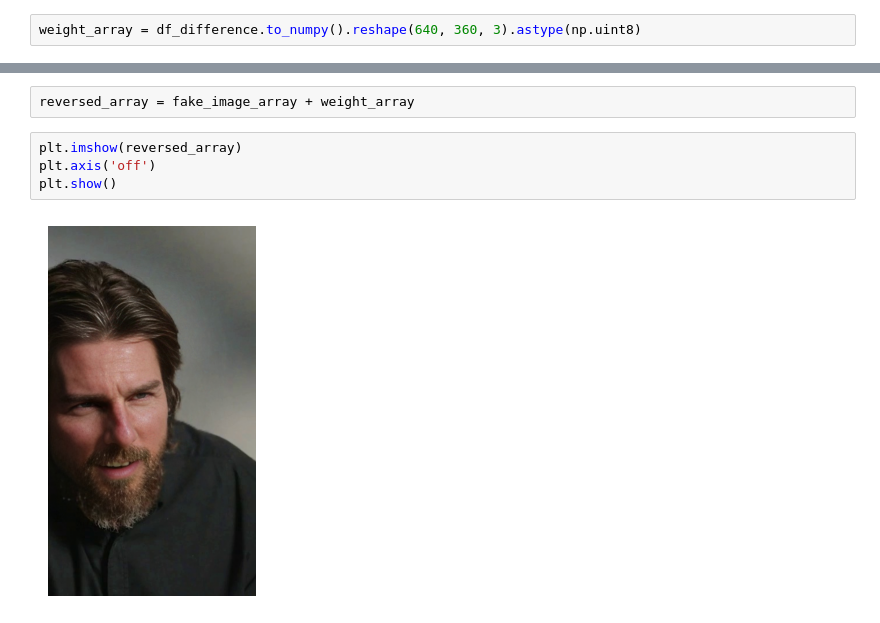
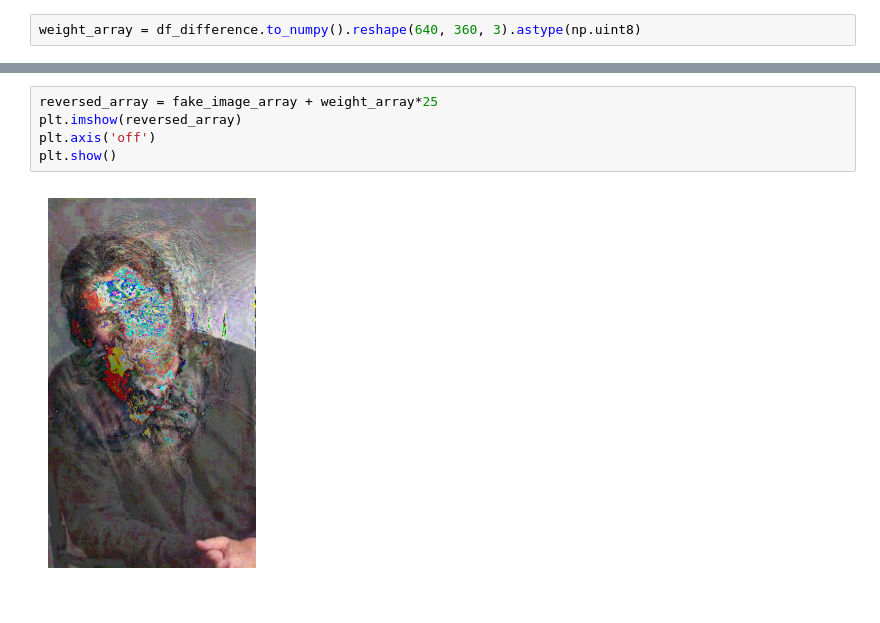
Before and after one commit to bryaanabraham/Deep-Fake-AI, a Jupyter notebook: Weights_deduction.ipynb, the cells around one changed output, grey strips where cells are left out. Saved outputs shown, nothing was run; the diff lists cells and outputs as text.

Commit message:
Weight Matrix created for single frames

```diff
--- a/Weights_deduction.ipynb
+++ b/Weights_deduction.ipynb
@@ -70,8 +148,7 @@ plt.show()
-# %%
-reversed_array = fake_image_array + weight_array
 # %%
+reversed_array = fake_image_array + weight_array*25
 plt.imshow(reversed_array)
 plt.axis('off')
 plt.show()
 # %% [output]
-[figure, old version]
+[figure, new version]
```
Also changed, not shown: parts of 19 cells of this notebook.
